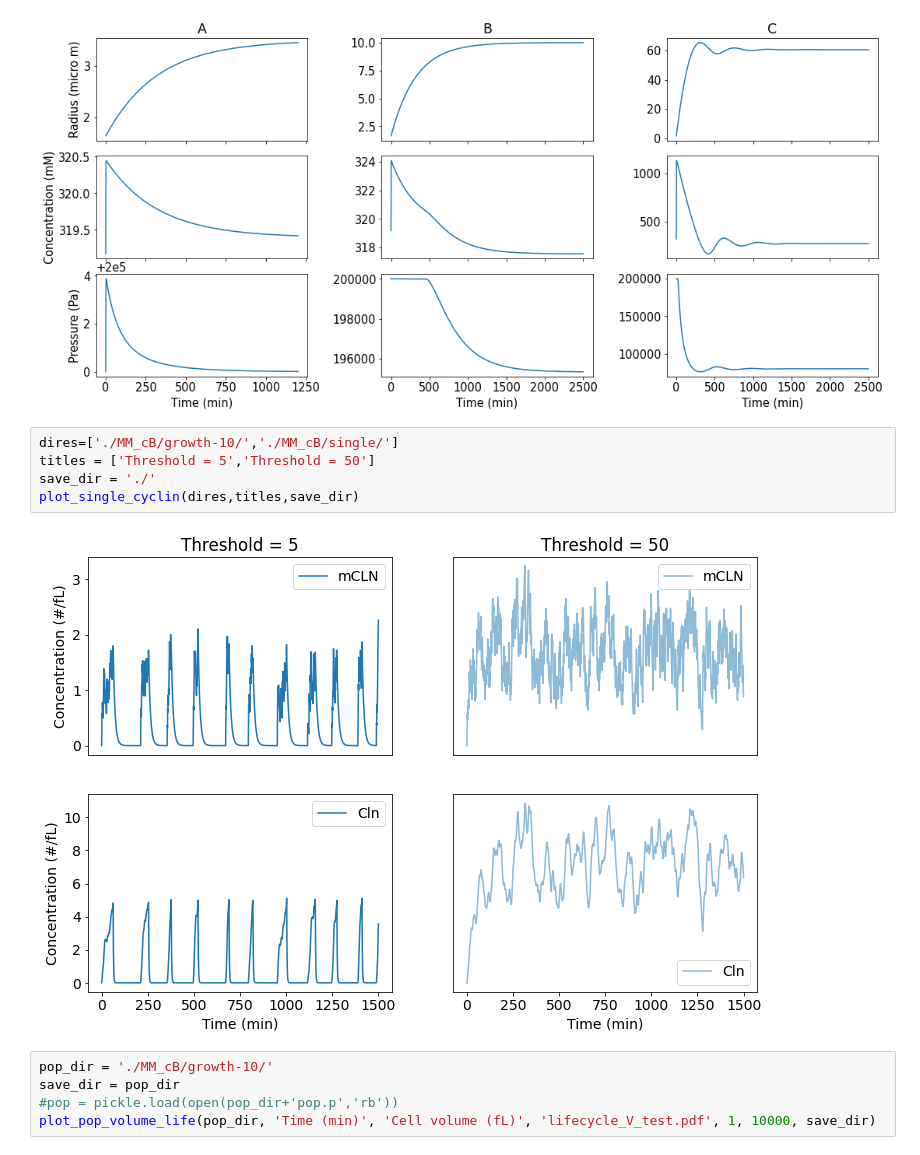
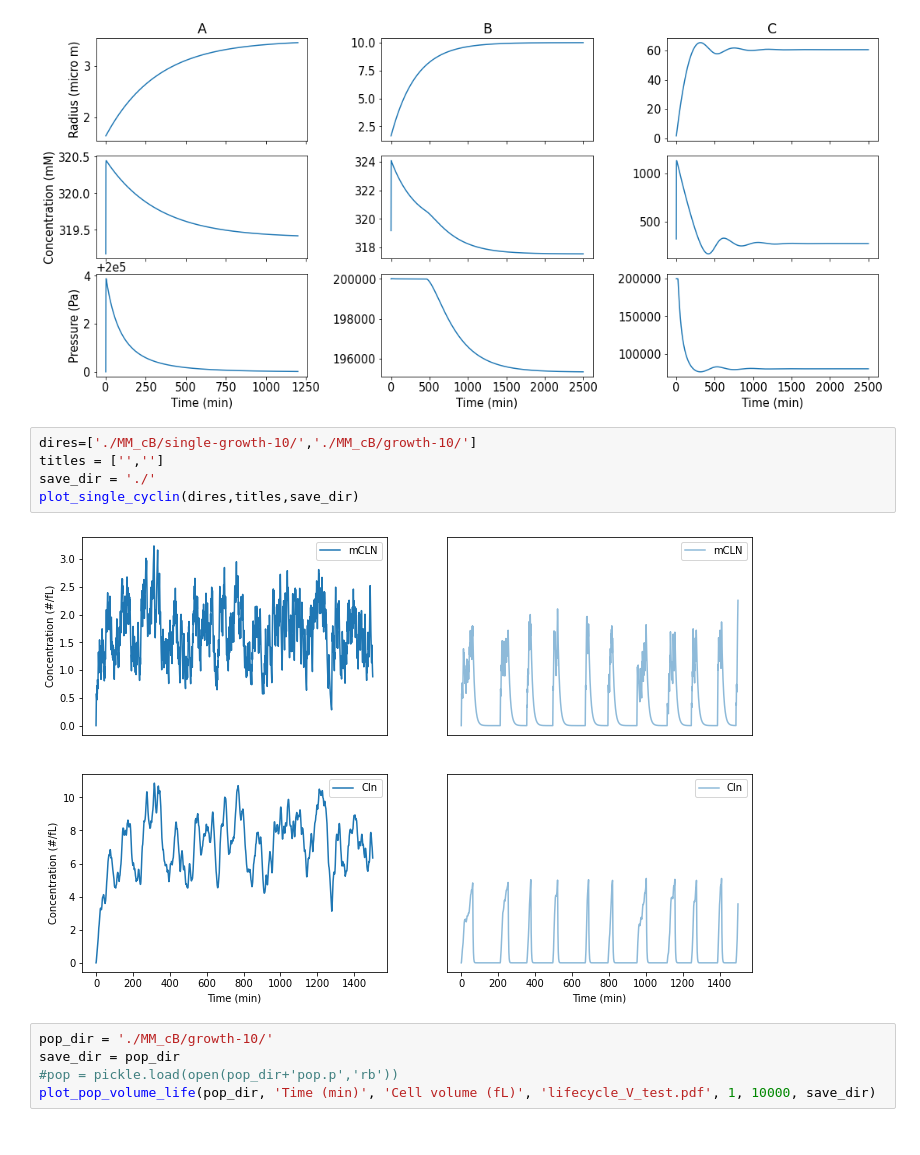
Before and after one commit to LPolczynski/Bachelor_Thesis, a Jupyter notebook: jupyter/thesis/main_model.ipynb, the cells around one changed output. Drawn from its saved outputs; the diff is of its cells as text.

```diff
--- a/jupyter/thesis/main_model.ipynb
+++ b/jupyter/thesis/main_model.ipynb
@@ -1705,12 +1785,12 @@ plot_single_r_ci_pi(dires,titles,save_dir)
 # %% [output]
 [figure]
 # %%
-dires=['./MM_cB/growth-10/','./MM_cB/single/']
-titles = ['Threshold = 5','Threshold = 50']
+dires=['./MM_cB/single-growth-10/','./MM_cB/growth-10/']
+titles = ['','']
 save_dir = './'
 plot_single_cyclin(dires,titles,save_dir)
 # %% [output]
-[figure, old version]
+[figure, new version]
 # %%
 pop_dir = './MM_cB/growth-10/'
 save_dir = pop_dir
```
Also changed, not shown: parts of 12 cells of this notebook, 11 other files.
